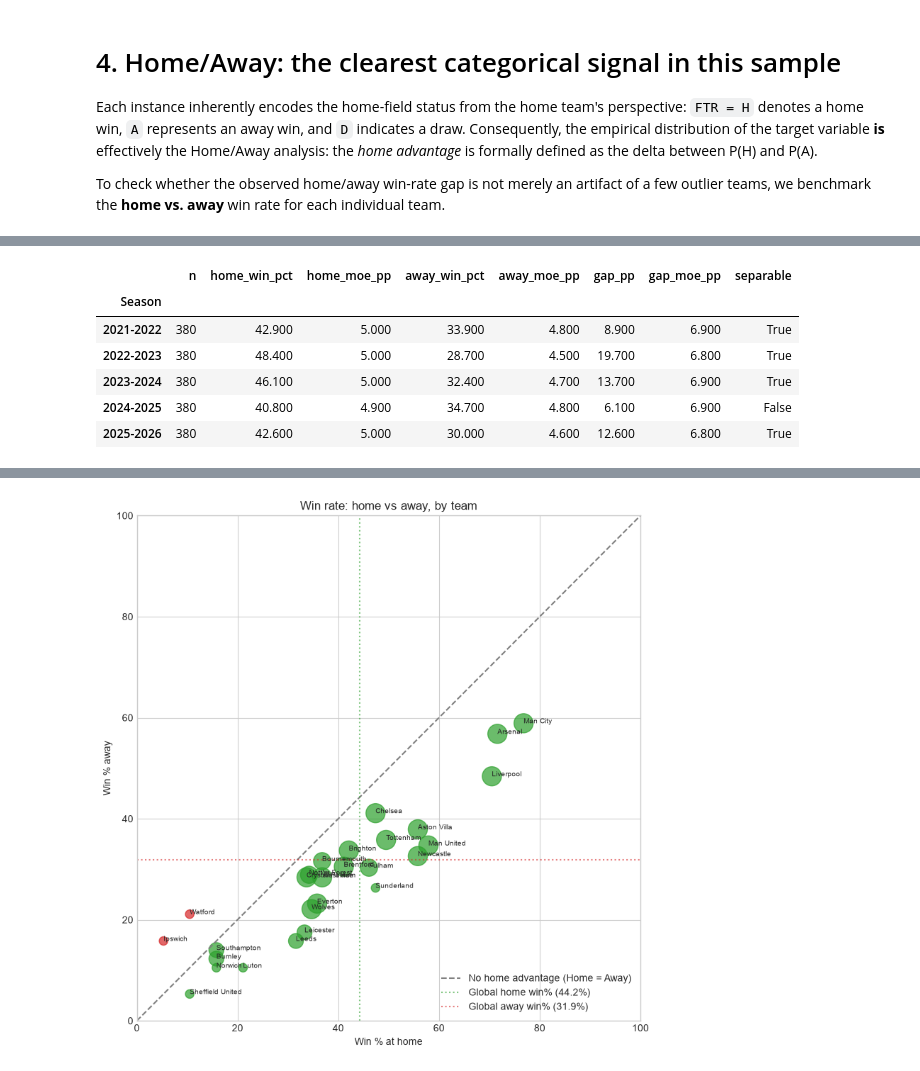
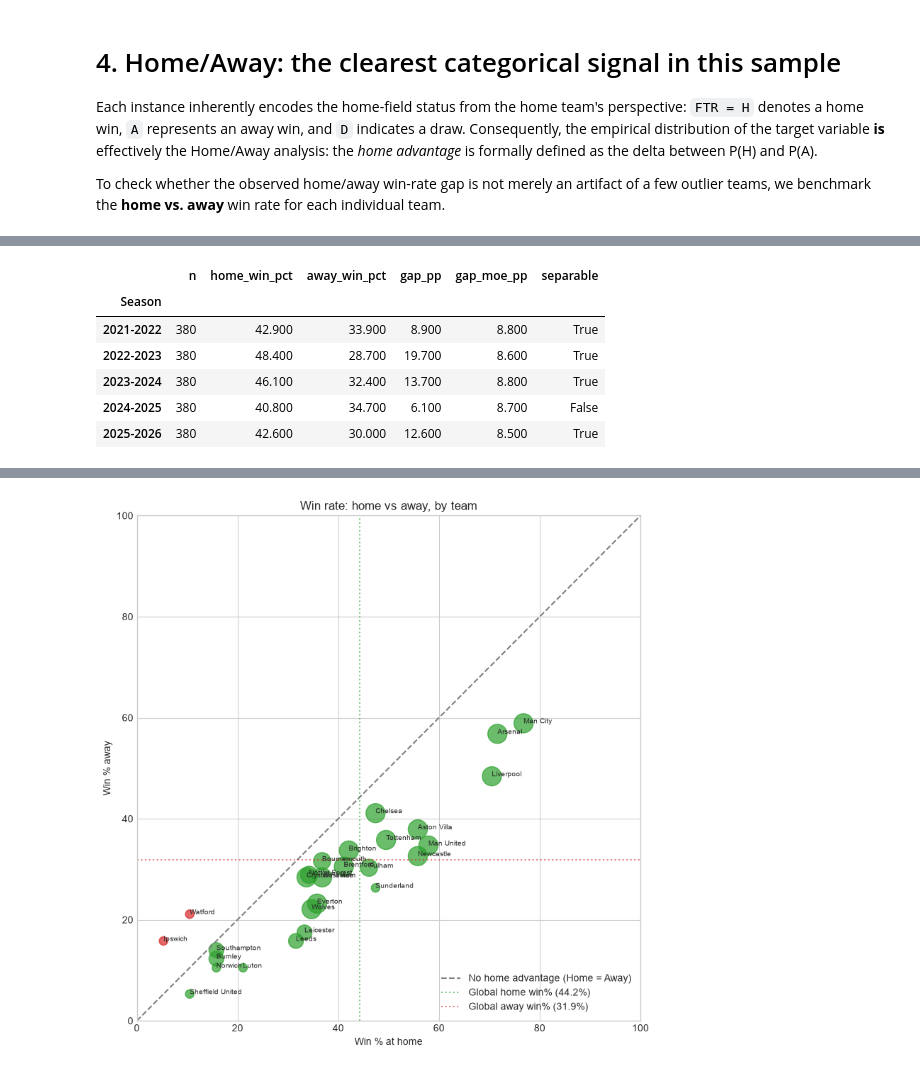
Before and after one commit to errodd/premier_league_football_predictor, a Jupyter notebook: notebooks/EDA.ipynb, the cells around one changed output, grey strips where cells are left out. Saved outputs shown, nothing was run; the diff lists cells and outputs as text; code cells hidden in the pictures.

```diff
--- a/notebooks/EDA.ipynb
+++ b/notebooks/EDA.ipynb
@@ -746,74 +1177,57 @@ Home advantage (PPG):  0.37 ppg
 # %%
 # Home advantage per season, with the sample size and the margin of error that
 # goes with it. A gap in percentage points carries no information without the n
 # behind it, and a gap only becomes a finding once it exceeds its own margin.
 #
-# Two things are computed from the raw counts and rounded once, on output only:
-#   - the gap, because differencing already-rounded percentages gives 9.0 pp
-#     for 2021-2022 where the counts give 8.9 pp;
-#   - the margin of the gap, which combines the two standard errors in
-#     quadrature. Adding the two 95% half-widths would give 9.7 pp instead of
-#     the correct 6.9 pp, because that treats the halves as if independent.
-#
-# The rates come off `FTR` directly rather than from `venue_long`, which carries
-# no Season column: a home win is `FTR == "H"` and an away win is `FTR == "A"`,
-# which is the same definition `venue_long` uses.
-def _se(p, n):
-    """Standard error of a proportion."""
-    return np.sqrt(p * (1 - p) / n)
+# ONE OBSERVATION PER MATCH. The home result and the away result of the same
+# match are two views of a single event, so they are not independent samples
+# and their standard errors cannot be combined in quadrature. Every match
+# therefore contributes one score: +1 home win, 0 draw, -1 away win. The mean
+# of that score is the home advantage, and its standard error is computed on
+# that single series.
+def _gap_moe(scores, z=1.96):
+    """Half-width of the 95% CI for the mean of the per-match score."""
+    return z * scores.std(ddof=1) / np.sqrt(len(scores))
 
 
-def _gap_moe(h, a, n, z=1.96):
-    """Half-width of the 95% CI for the difference of two proportions."""
-    return z * np.sqrt(_se(h / n, n) ** 2 + _se(a / n, n) ** 2)
-
-
-by_season = premier_df.groupby("Season")["FTR"].agg(
-    n="size",
-    home_n=lambda s: s.eq("H").sum(),
-    away_n=lambda s: s.eq("A").sum(),
-)
-by_season["home_win_pct"] = (100 * by_season["home_n"] / by_season["n"]).round(1)
-by_season["away_win_pct"] = (100 * by_season["away_n"] / by_season["n"]).round(1)
-by_season["home_moe_pp"] = [round(1.96 * _se(h / n, n) * 100, 1)
-                             for h, n in zip(by_season["home_n"], by_season["n"])]
-by_season["away_moe_pp"] = [round(1.96 * _se(a / n, n) * 100, 1)
-                             for a, n in zip(by_season["away_n"], by_season["n"])]
-by_season["gap_pp"] = [round(100 * (h - a) / n, 1)
-                       for h, a, n in zip(by_season["home_n"], by_season["away_n"],
-                                             by_season["n"])]
-by_season["gap_moe_pp"] = [round(_gap_moe(h, a, n) * 100, 1)
-                            for h, a, n in zip(by_season["home_n"], by_season["away_n"],
-                                          by_season["n"])]
+_score = premier_df["FTR"].map({"H": 1, "D": 0, "A": -1})
+by_season = pd.DataFrame(
+    {"Season": premier_df["Season"], "_score": _score}
+).groupby("Season").agg(
+    n=("_score", "size"),
+    home_win_pct=("_score", lambda s: 100 * (s == 1).mean()),
+    away_win_pct=("_score", lambda s: 100 * (s == -1).mean()),
+    gap_pp=("_score", lambda s: 100 * s.mean()),
+    gap_moe_pp=("_score", lambda s: 100 * _gap_moe(s)),
+).round(1)
 by_season["separable"] = by_season["gap_pp"] > by_season["gap_moe_pp"]
-display(by_season[["n", "home_win_pct", "home_moe_pp", "away_win_pct",
-                   "away_moe_pp", "gap_pp", "gap_moe_pp", "separable"]])
+display(by_season[["n", "home_win_pct", "away_win_pct", "gap_pp",
+                   "gap_moe_pp", "separable"]])
 
 # Pooled gap with an interval. This is the tighter statement and the one to
 # quote; the per-season figures are reported so the variation is visible.
-_hw = venue_long.loc[venue_long["venue"] == "Home", "win"]
-_aw = venue_long.loc[venue_long["venue"] == "Away", "win"]
-_gap = _hw.mean() - _aw.mean()
-_se_gap = np.sqrt(_hw.var(ddof=1) / len(_hw) + _aw.var(ddof=1) / len(_aw))
-print(f"Pooled home advantage: {100 * _gap:.1f} pp over n = {len(venue_long)} team-matches"
-      f" ({len(_hw)} home, {len(_aw)} away), 95% CI"
-      f" [{100 * (_gap - 1.96 * _se_gap):.1f}, {100 * (_gap + 1.96 * _se_gap):.1f}]")
+_gap = _score.mean()
+_se_gap = _score.std(ddof=1) / np.sqrt(len(_score))
+print(f"Pooled home advantage: {100 * _gap:.1f} pp over n = {len(_score)}"
+      f" matches (one observation per match), 95% CI"
+      f" [{100 * (_gap - 1.96 * _se_gap):.1f},"
+      f" {100 * (_gap + 1.96 * _se_gap):.1f}]")
 
 _dist = int(by_season["separable"].sum())
 print(f"Season gaps range from {by_season['gap_pp'].min():.1f} to"
-      f" {by_season['gap_pp'].max():.1f} pp against a per-season margin of about"
-      f" {by_season['gap_moe_pp'].mean():.1f} pp.")
-print(f"{_dist} of {len(by_season)} seasons have a gap larger than their own margin of"
-      f" error and are separable from zero on their own:")
+      f" {by_season['gap_pp'].max():.1f} pp against a per-season margin of"
+      f" about {by_season['gap_moe_pp'].mean():.1f} pp.")
+print(f"{_dist} of {len(by_season)} seasons have a gap larger than their own"
+      f" margin of error and are separable from zero on their own:")
 print("   " + ", ".join(by_season.index[by_season['separable']].tolist()))
 print("The seasons that are not separable are "
       + ", ".join(by_season.index[~by_season['separable']].tolist())
       + ", where the gap is smaller than the noise on 380 matches.")
 # %% [output]
-|  | n | home_win_pct | home_moe_pp | away_win_pct | away_moe_pp | gap_pp | gap_moe_pp | separable |
-| Season |  |  |  |  |  |  |  |  |
-| 2021-2022 | 380 | 42.900 | 5.000 | 33.900 | 4.800 | 8.900 | 6.900 | True |
-| 2022-2023 | 380 | 48.400 | 5.000 | 28.700 | 4.500 | 19.700 | 6.800 | True |
-| 2023-2024 | 380 | 46.100 | 5.000 | 32.400 | 4.700 | 13.700 | 6.900 | True |
-| 2024-2025 | 380 | 40.800 | 4.900 | 34.700 | 4.800 | 6.100 | 6.900 | False |
-| 2025-2026 | 380 | 42.600 | 5.000 | 30.000 | 4.600 | 12.600 | 6.800 | True |
+|  | n | home_win_pct | away_win_pct | gap_pp | gap_moe_pp | separable |
+| Season |  |  |  |  |  |  |
+| 2021-2022 | 380 | 42.900 | 33.900 | 8.900 | 8.800 | True |
+| 2022-2023 | 380 | 48.400 | 28.700 | 19.700 | 8.600 | True |
+| 2023-2024 | 380 | 46.100 | 32.400 | 13.700 | 8.800 | True |
+| 2024-2025 | 380 | 40.800 | 34.700 | 6.100 | 8.700 | False |
+| 2025-2026 | 380 | 42.600 | 30.000 | 12.600 | 8.500 | True |
```
Also changed, not shown: parts of 35 cells of this notebook.
